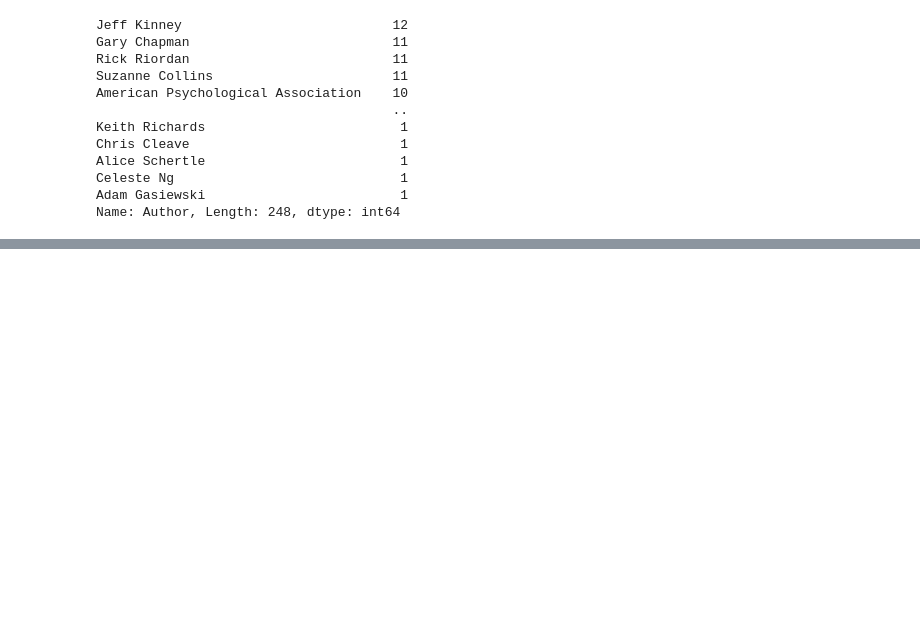
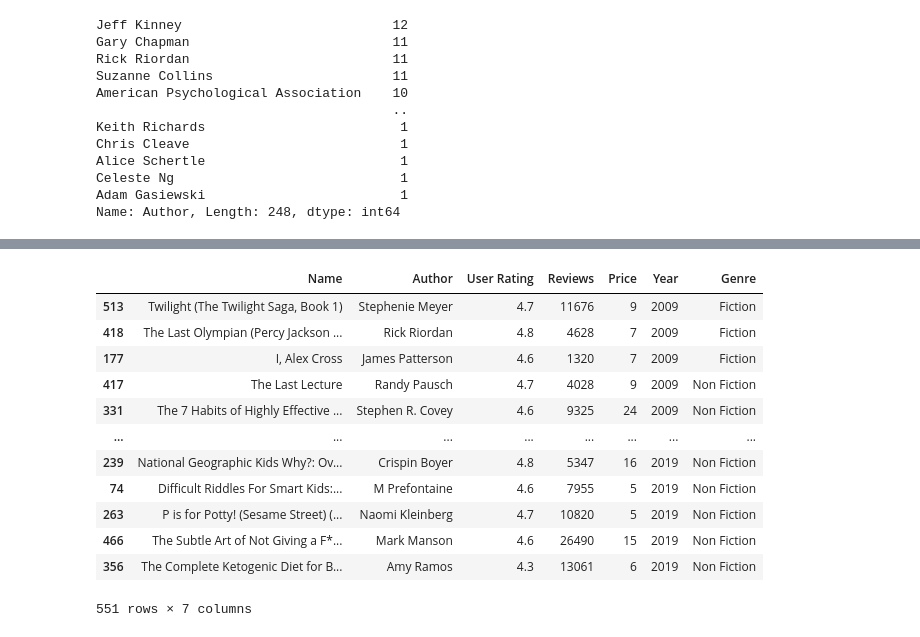
Before and after one commit to AngelDHackerman/fullDataSciencePath, a Jupyter notebook: curso_basico_manipulacion_transformacion_pandas_numpy/pandas/funciones_principales_pandas.ipynb, the cells around one changed output, grey strips where cells are left out. Saved outputs shown, nothing was run; the diff lists cells and outputs as text; code cells hidden in the pictures; blank space fills up the shorter version.

```diff
--- a/curso_basico_manipulacion_transformacion_pandas_numpy/pandas/funciones_principales_pandas.ipynb
+++ b/curso_basico_manipulacion_transformacion_pandas_numpy/pandas/funciones_principales_pandas.ipynb
@@ -76,0 +137,16 @@ Name: Author, Length: 248, dtype: int64
+# %%
+df_books.sort_values('Year')  # ? ordena la columan 'year' de manera asendente
+# %% [output]
+|  | Name | Author | User Rating | Reviews | Price | Year | Genre |
+| 513 | Twilight (The Twilight Saga, Book 1) | Stephenie Meyer | 4.7 | 11676 | 9 | 2009 | Fiction |
+| 418 | The Last Olympian (Percy Jackson ... | Rick Riordan | 4.8 | 4628 | 7 | 2009 | Fiction |
+| 177 | I, Alex Cross | James Patterson | 4.6 | 1320 | 7 | 2009 | Fiction |
+| 417 | The Last Lecture | Randy Pausch | 4.7 | 4028 | 9 | 2009 | Non Fiction |
+| 331 | The 7 Habits of Highly Effective ... | Stephen R. Covey | 4.6 | 9325 | 24 | 2009 | Non Fiction |
+| ... | ... | ... | ... | ... | ... | ... | ... |
+| 239 | National Geographic Kids Why?: Ov... | Crispin Boyer | 4.8 | 5347 | 16 | 2019 | Non Fiction |
+| 74 | Difficult Riddles For Smart Kids:... | M Prefontaine | 4.6 | 7955 | 5 | 2019 | Non Fiction |
+| 263 | P is for Potty! (Sesame Street) (... | Naomi Kleinberg | 4.7 | 10820 | 5 | 2019 | Non Fiction |
+| 466 | The Subtle Art of Not Giving a F*... | Mark Manson | 4.6 | 26490 | 15 | 2019 | Non Fiction |
+| 356 | The Complete Ketogenic Diet for B... | Amy Ramos | 4.3 | 13061 | 6 | 2019 | Non Fiction |
+551 rows × 7 columns
```
Also changed, not shown: parts of 5 cells of this notebook.
